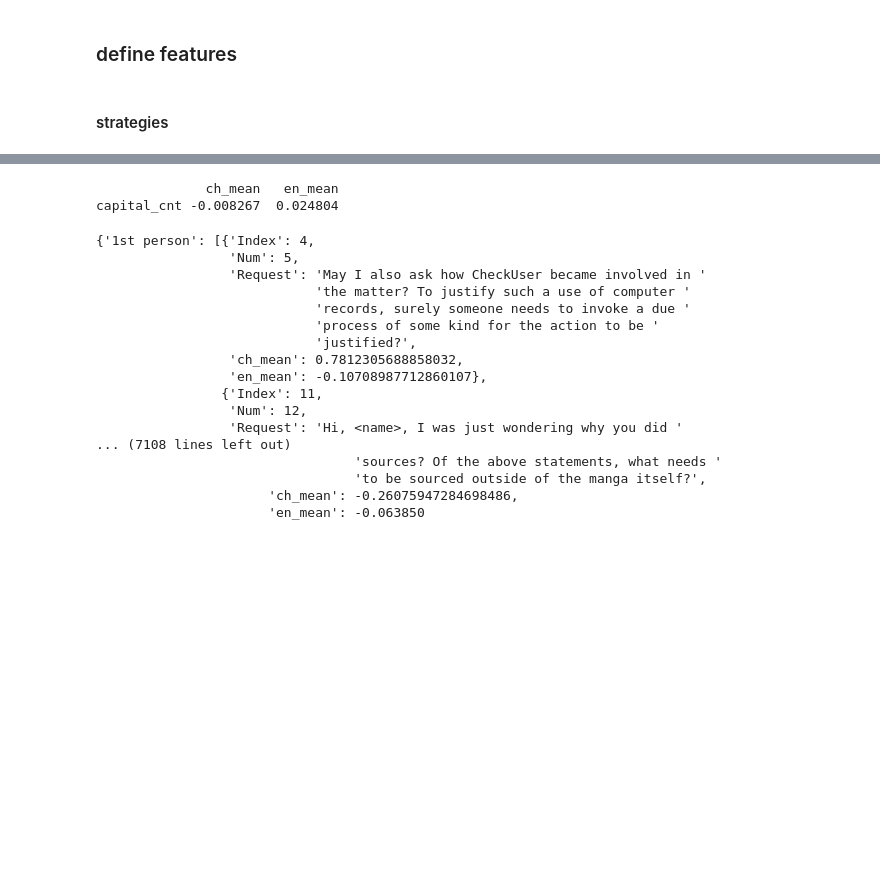
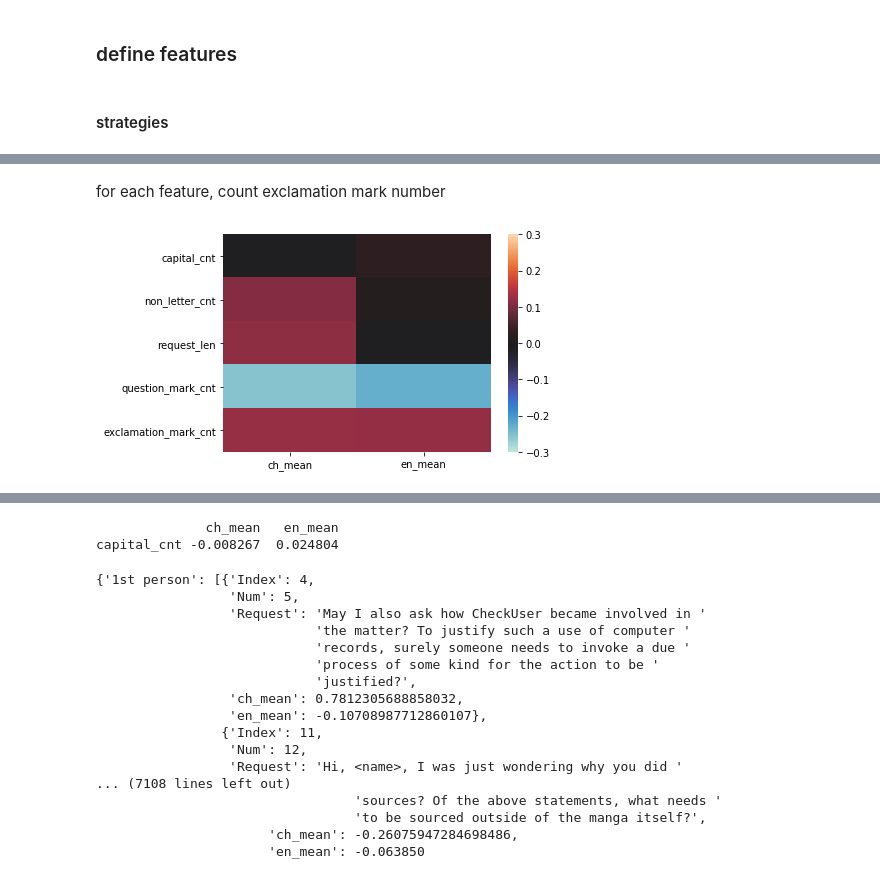
Before and after one commit to hajingit/Politeness_lang, a Jupyter notebook: find_feature.ipynb, the cells around one changed output, grey strips where cells are left out. Drawn from its saved outputs; the diff is of its cells as text; code cells hidden in the pictures; blank space fills up the shorter version.

```diff
--- a/find_feature.ipynb
+++ b/find_feature.ipynb
@@ -101,0 +163,10 @@ ax = sns.heatmap(df_corr, vmin=-0.3, vmax=0.3, center=0.0)
+# %% [markdown]
+for each feature, count exclamation mark number
+# %%
+count_exclamation_mark = lambda s : reduce(lambda x,y : x+y, map(lambda c : 1 if c == "!" else 0, s))
+feature_name = "exclamation_mark_cnt"
+corrs[feature_name] = add_feature(feature_name, count_exclamation_mark, df, columns, target_col_name="Request")
+
+draw_heatmap(corrs)
+# %% [output]
+[figure, added]
```
Also changed, not shown: parts of 31 cells of this notebook.
